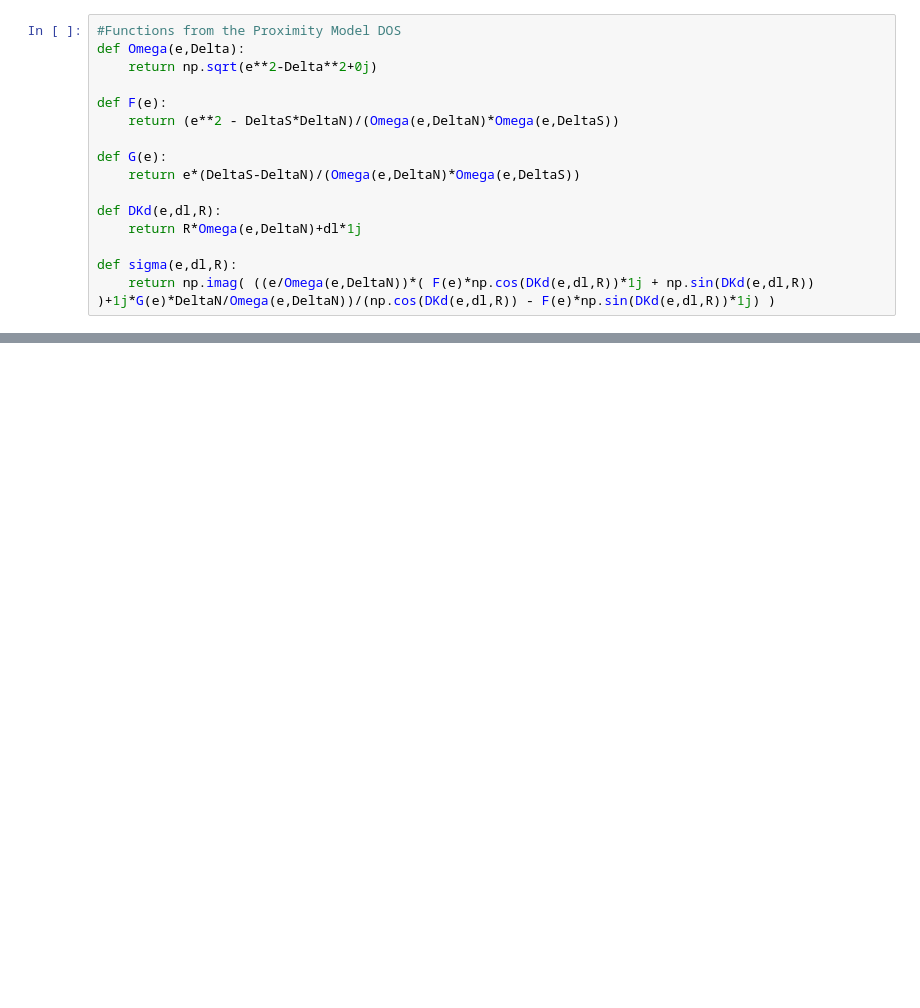
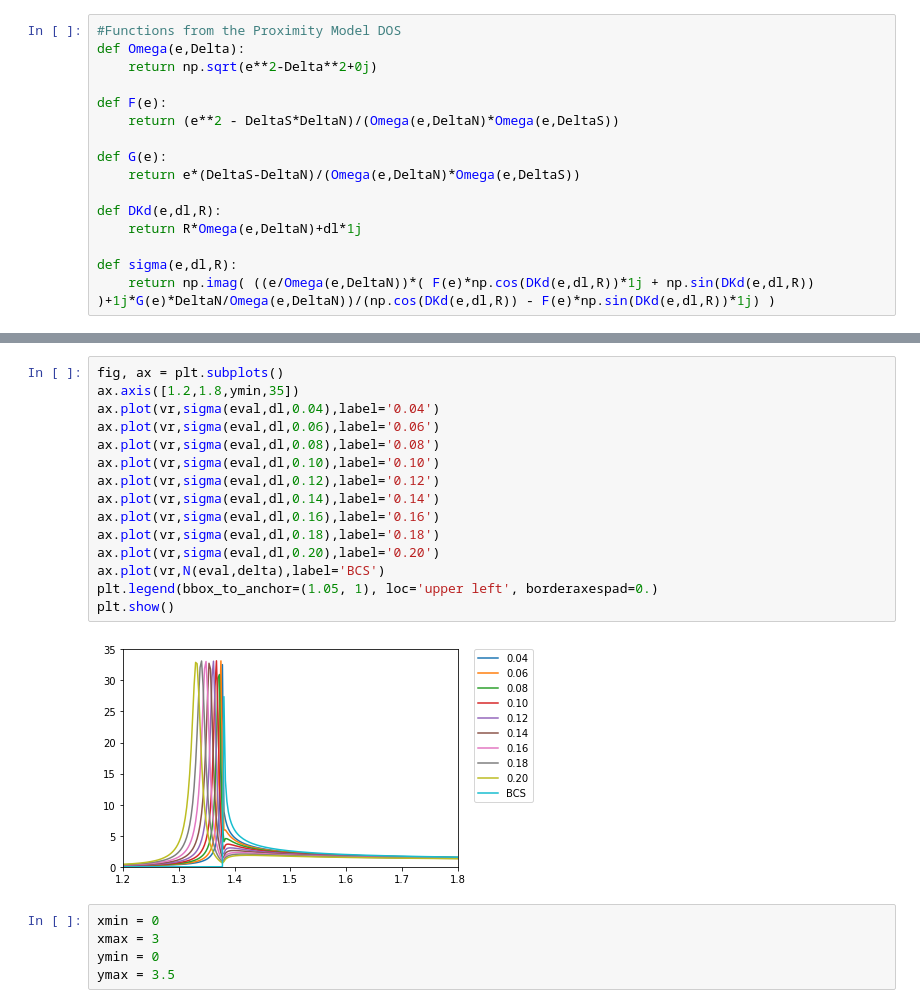
Before and after one commit to jasmineA20/Avocodo, a Jupyter notebook: SIS.ipynb, the cells around one changed output, grey strips where cells are left out. Drawn from its saved outputs; the diff is of its cells as text; blank space fills up the shorter version.

```diff
--- a/SIS.ipynb
+++ b/SIS.ipynb
@@ -155,0 +201,22 @@ plt.tick_params(axis='x',pad=10)
+# %%
+fig, ax = plt.subplots()
+ax.axis([1.2,1.8,ymin,35])
+ax.plot(vr,sigma(eval,dl,0.04),label='0.04')
+ax.plot(vr,sigma(eval,dl,0.06),label='0.06')
+ax.plot(vr,sigma(eval,dl,0.08),label='0.08')
+ax.plot(vr,sigma(eval,dl,0.10),label='0.10')
+ax.plot(vr,sigma(eval,dl,0.12),label='0.12')
+ax.plot(vr,sigma(eval,dl,0.14),label='0.14')
+ax.plot(vr,sigma(eval,dl,0.16),label='0.16')
+ax.plot(vr,sigma(eval,dl,0.18),label='0.18')
+ax.plot(vr,sigma(eval,dl,0.20),label='0.20')
+ax.plot(vr,N(eval,delta),label='BCS')
+plt.legend(bbox_to_anchor=(1.05, 1), loc='upper left', borderaxespad=0.)
+plt.show()
+# %% [output]
+[figure, added]
+# %%
+xmin = 0
+xmax = 3
+ymin = 0
+ymax = 3.5
```
Also changed, not shown: parts of 21 cells of this notebook.
